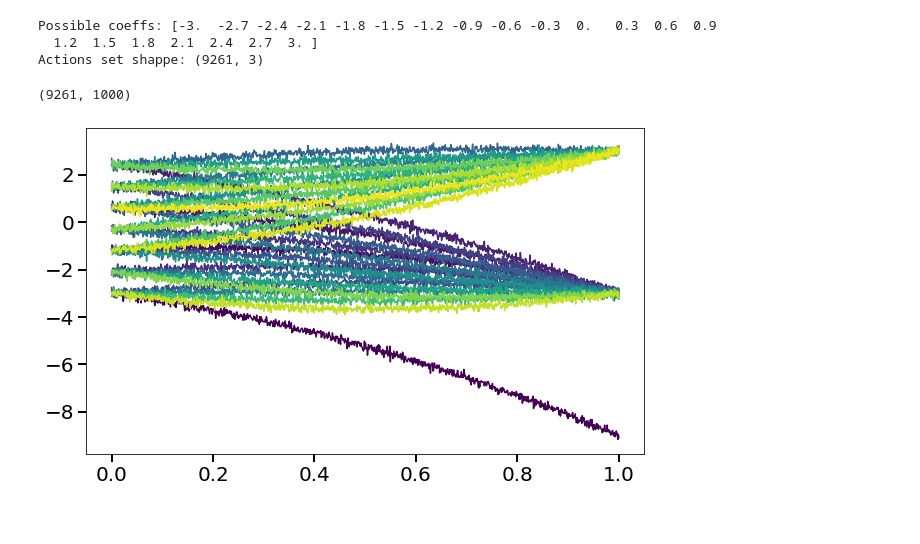
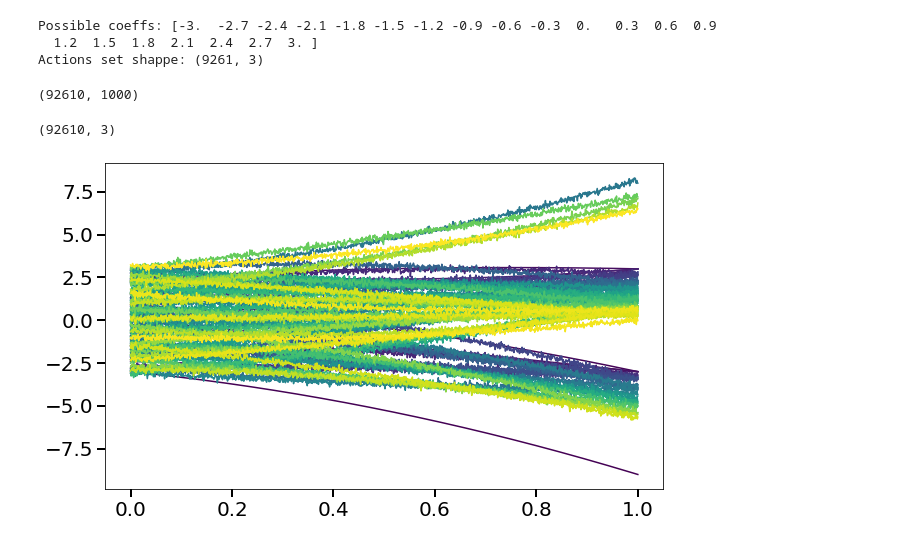
Before and after one commit to REAL-Pipetting/REinforced-Automaton-Learning-REAL-Pipetting, a Jupyter notebook: rlp/BUCB/GP_BUCB_Example.ipynb, the cells around one changed output. Cells and saved outputs as stored; diff of their text form; code cells hidden in the pictures.

Commit message:
Added noise and other uncertainties to data to help implement ucb1 algorithm

```diff
--- a/rlp/BUCB/GP_BUCB_Example.ipynb
+++ b/rlp/BUCB/GP_BUCB_Example.ipynb
@@ -30,16 +30,3 @@ print(f"Actions set shappe: {Action_Set.shape}")
 Possible coeffs: [-3.  -2.7 -2.4 -2.1 -1.8 -1.5 -1.2 -0.9 -0.6 -0.3  0.   0.3  0.6  0.9
   1.2  1.5  1.8  2.1  2.4  2.7  3. ]
 Actions set shappe: (9261, 3)
-# %%
-Y = np.zeros((num_permutes,N))
-# targets are polynomial using actions as coeffs
-for i in range(num_permutes):
-    Y[i,:] = Action_Set[i,0]*X**2 + Action_Set[i,1]*X + Action_Set[i,2]
-
-# adding normal noise for variation
-noise = np.random.normal(loc=0.0, scale=0.1, size=(num_permutes,N))
-Y = Y + noise
-
-print(Y.shape)
-# %% [output]
-(9261, 1000)
@@ -46,21 +56,50 @@ print(Y.shape)
+# %%
+num_repeats = 10
+Y = np.zeros((num_permutes*num_repeats,N))
+# targets are polynomial using actions as coeffs
+for i in range(num_permutes):
+    actions = Action_Set[i]
+    # no error
+    Y[i] = get_output(actions, X)
+    # noise only
+    Y[i + num_permutes] = add_noise_to_output(Y[i])
+    # systematic low to coeffs
+    low_actions = add_systematic_low_to_actions(actions)
+    Y[i + num_permutes*2] = add_noise_to_output(get_output(low_actions, X))
+    # systematic high to coeffs
+    high_actions = add_systematic_high_to_actions(actions, err_percent=0.01)
+    Y[i + num_permutes*3] = add_noise_to_output(get_output(high_actions, X))
+    # now lots of randomness
+    for j in range(4, num_repeats):
+        # random sampling of coeffs
+        rand_actions = add_randomness_to_actions(actions)
+        Y[i + num_permutes*j] = add_noise_to_output(get_output(rand_actions, X))
+
+print(Y.shape)
+# %% [output]
+(92610, 1000)
+# %%
+Dataset = np.tile(Action_Set, (num_repeats,1))
+Dataset.shape
+# %% [output]
+(92610, 3)
 # %%
 # displaying data
 fig, ax = plt.subplots(figsize=(10,6))
 fontsize = 16
 
-Colors= plt.cm.viridis(np.arange(num_permutes)/(num_permutes+1))
+Colors = plt.cm.viridis(np.arange(num_permutes*num_repeats)/(num_permutes*num_repeats-1))
 
-for i in range(num_permutes):
-    if not i % 300:
-        plt.plot(X, Y[i], '-', c=Colors[i], label=f'${Action_Set[i,0]}x^2+{Action_Set[i,1]}x+{Action_Set[i,1]}$')
+for i in range(len(Y)):
+    if not i % 1000:
+        plt.plot(X, Y[i], '-', c=Colors[i])
 
 plt.xticks(fontsize=fontsize+4)
 plt.yticks(fontsize=fontsize+4)
 
 ax.tick_params(direction='out', width=2, length=8)
 ax.tick_params(direction='out', which='minor', width=1, length=5)
 
-# plt.legend(fontsize=fontsize)
 plt.show()
 # %% [output]
-[figure, old version]
+[figure, new version]
```
Also changed, not shown: parts of 7 cells of this notebook.
